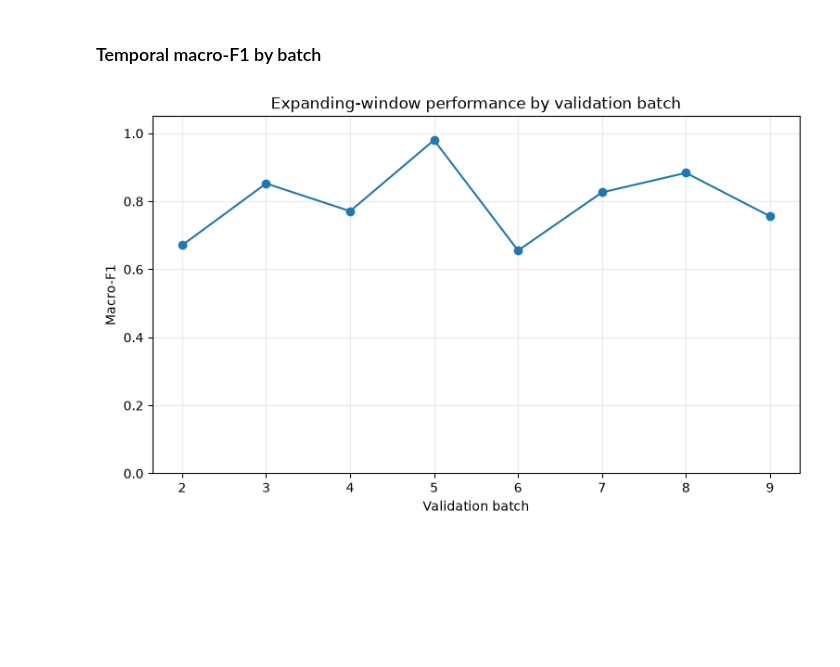
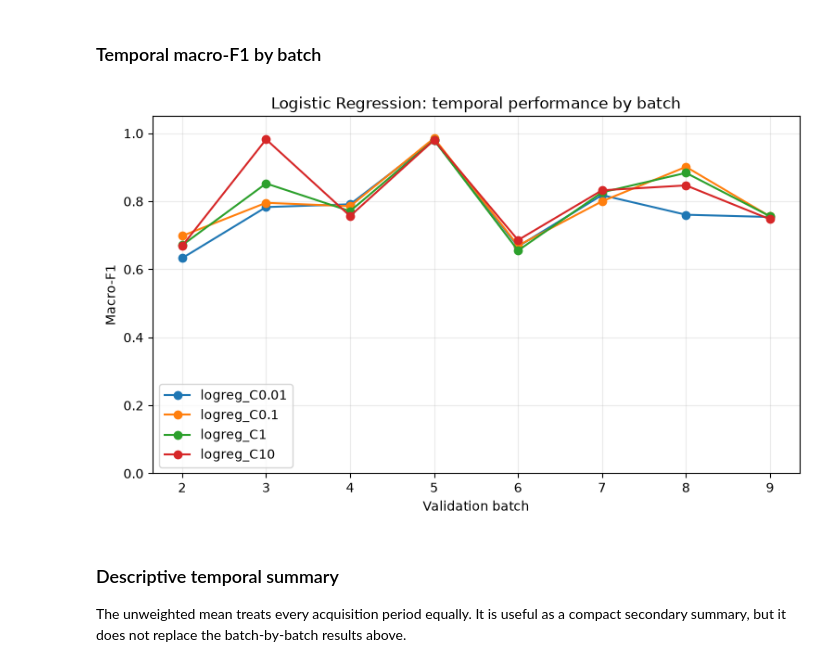
Before and after one commit to adrianfeijoo/gas-sensor-drift-classification, a Jupyter notebook: notebooks/02_model_evaluation.ipynb, the cells around one changed output. Drawn from its saved outputs; the diff is of its cells as text; code cells hidden in the pictures; blank space fills up the shorter version.

Commit message:
docs(evaluation): analyze logistic regression regularization

```diff
--- a/notebooks/02_model_evaluation.ipynb
+++ b/notebooks/02_model_evaluation.ipynb
@@ -67,16 +0,0 @@ These checks help catch malformed output before analysis.
-# %%
-required_columns = {
-    "model",
-    "protocol",
-    "split",
-    "macro_f1",
-    "accuracy",
-}
-
-missing_columns = required_columns - set(results.columns)
-
-if missing_columns:
-    raise ValueError(f"Missing required columns: {sorted(missing_columns)}")
-
-print("Protocols:", sorted(results["protocol"].unique()))
-print("Models:", sorted(results["model"].unique()))
@@ -200,0 +19,18 @@ temporal_results[
+# %%
+def find_project_root() -> Path:
+    cwd = Path.cwd().resolve()
+
+    for candidate in [cwd, *cwd.parents]:
+        if (candidate / "src").exists() and (candidate / "notebooks").exists():
+            return candidate
+
+    raise FileNotFoundError(
+        "Could not locate the project root. "
+        "Run the notebook from inside the repository."
+    )
+
+
+PROJECT_ROOT = find_project_root()
+RESULTS_DIR = PROJECT_ROOT / "results"
+
+PROJECT_ROOT, RESULTS_DIR
@@ -200,0 +274,6 @@ temporal_results[
+# %%
+logreg_results = load_experiment(
+    "logreg_tuning.csv"
+)
+
+logreg_results.head()
@@ -201,27 +380,13 @@ temporal_results[
 # %% [markdown]
 ### Temporal macro-F1 by batch
-# %%
-fig, ax = plt.subplots(figsize=(9, 5))
-
-for model_name, model_results in temporal_results.groupby("model"):
-    ordered = model_results.sort_values("validation_batch")
-
-    ax.plot(
-        ordered["validation_batch"],
-        ordered["macro_f1"],
-        marker="o",
-        label=model_name,
-    )
-
-ax.set_xlabel("Validation batch")
-ax.set_ylabel("Macro-F1")
-ax.set_title("Expanding-window performance by validation batch")
-ax.set_ylim(0.0, 1.05)
-ax.grid(alpha=0.25)
-
-if temporal_results["model"].nunique() > 1:
-    ax.legend()
-
-plt.show()
-# %% [output]
-[figure, removed]
+# %%
+plot_temporal_macro_f1(
+    logreg_results,
+    title="Logistic Regression: temporal performance by batch",
+)
+# %% [output]
+[figure, added]
+# %% [markdown]
+### Descriptive temporal summary
+
+The unweighted mean treats every acquisition period equally. It is useful as a compact secondary summary, but it does not replace the batch-by-batch results above.
```
Also changed, not shown: parts of 49 cells of this notebook.
